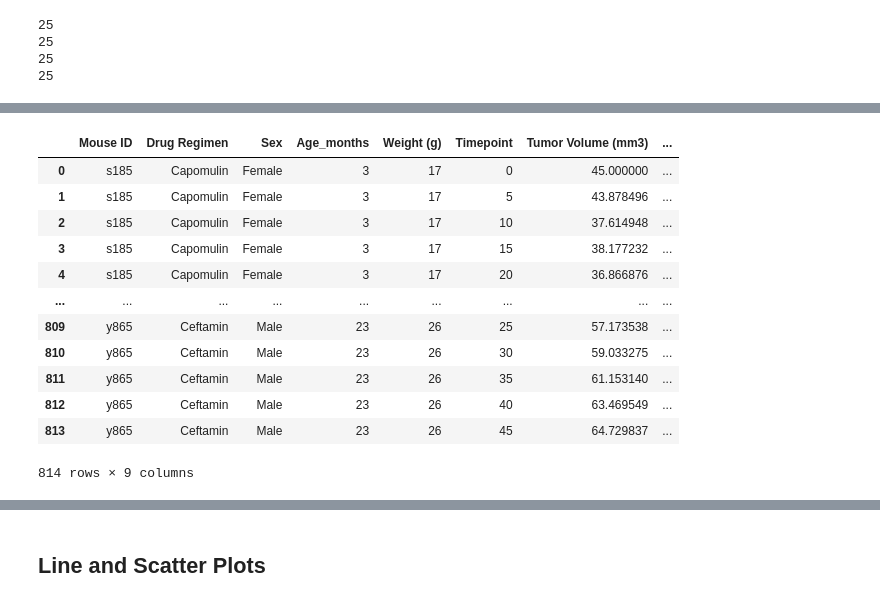
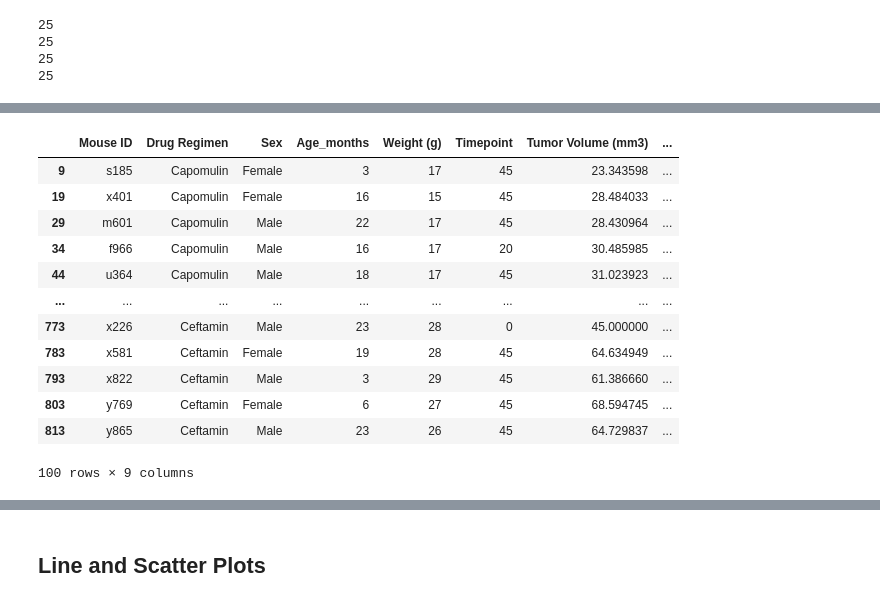
Before and after one commit to jroy22/matplotlib-challenge, a Jupyter notebook: Pymaceutical/PymaceuticalsAnalysis.ipynb, the cells around one changed output, grey strips where cells are left out. Saved outputs shown, nothing was run; the diff lists cells and outputs as text; code cells hidden in the pictures.

```diff
--- a/Pymaceutical/PymaceuticalsAnalysis.ipynb
+++ b/Pymaceutical/PymaceuticalsAnalysis.ipynb
@@ -236,18 +238,20 @@ final_time_tumor = top_mouse_results[["Timepoint", "Tumor Volume (mm3)"]].max()
 # %%
+# Merge this group df with the original dataframe to get the tumor volume at the last timepoint
 top_results = pd.merge(top_results,final_time_tumor,on= ["Mouse ID", "Timepoint"],how= "outer")
 final_top_results = top_results.rename(columns = {"Tumor Volume (mm3)_x": "Tumor Volume (mm3)", "Tumor Volume (mm3)_y" : "Final Tumor Volume (mm3)"})
+final_top_results = final_top_results.dropna()
 final_top_results
 # %% [output]
 |  | Mouse ID | Drug Regimen | Sex | Age_months | Weight (g) | Timepoint | Tumor Volume (mm3) | ... |
-| 0 | s185 | Capomulin | Female | 3 | 17 | 0 | 45.000000 | ... |
-| 1 | s185 | Capomulin | Female | 3 | 17 | 5 | 43.878496 | ... |
-| 2 | s185 | Capomulin | Female | 3 | 17 | 10 | 37.614948 | ... |
-| 3 | s185 | Capomulin | Female | 3 | 17 | 15 | 38.177232 | ... |
-| 4 | s185 | Capomulin | Female | 3 | 17 | 20 | 36.866876 | ... |
+| 9 | s185 | Capomulin | Female | 3 | 17 | 45 | 23.343598 | ... |
+| 19 | x401 | Capomulin | Female | 16 | 15 | 45 | 28.484033 | ... |
+| 29 | m601 | Capomulin | Male | 22 | 17 | 45 | 28.430964 | ... |
+| 34 | f966 | Capomulin | Male | 16 | 17 | 20 | 30.485985 | ... |
+| 44 | u364 | Capomulin | Male | 18 | 17 | 45 | 31.023923 | ... |
 | ... | ... | ... | ... | ... | ... | ... | ... | ... |
-| 809 | y865 | Ceftamin | Male | 23 | 26 | 25 | 57.173538 | ... |
-| 810 | y865 | Ceftamin | Male | 23 | 26 | 30 | 59.033275 | ... |
-| 811 | y865 | Ceftamin | Male | 23 | 26 | 35 | 61.153140 | ... |
-| 812 | y865 | Ceftamin | Male | 23 | 26 | 40 | 63.469549 | ... |
+| 773 | x226 | Ceftamin | Male | 23 | 28 | 0 | 45.000000 | ... |
+| 783 | x581 | Ceftamin | Female | 19 | 28 | 45 | 64.634949 | ... |
+| 793 | x822 | Ceftamin | Male | 3 | 29 | 45 | 61.386660 | ... |
+| 803 | y769 | Ceftamin | Female | 6 | 27 | 45 | 68.594745 | ... |
 | 813 | y865 | Ceftamin | Male | 23 | 26 | 45 | 64.729837 | ... |
-814 rows × 9 columns
+100 rows × 9 columns
```
Also changed, not shown: parts of 4 cells of this notebook.
